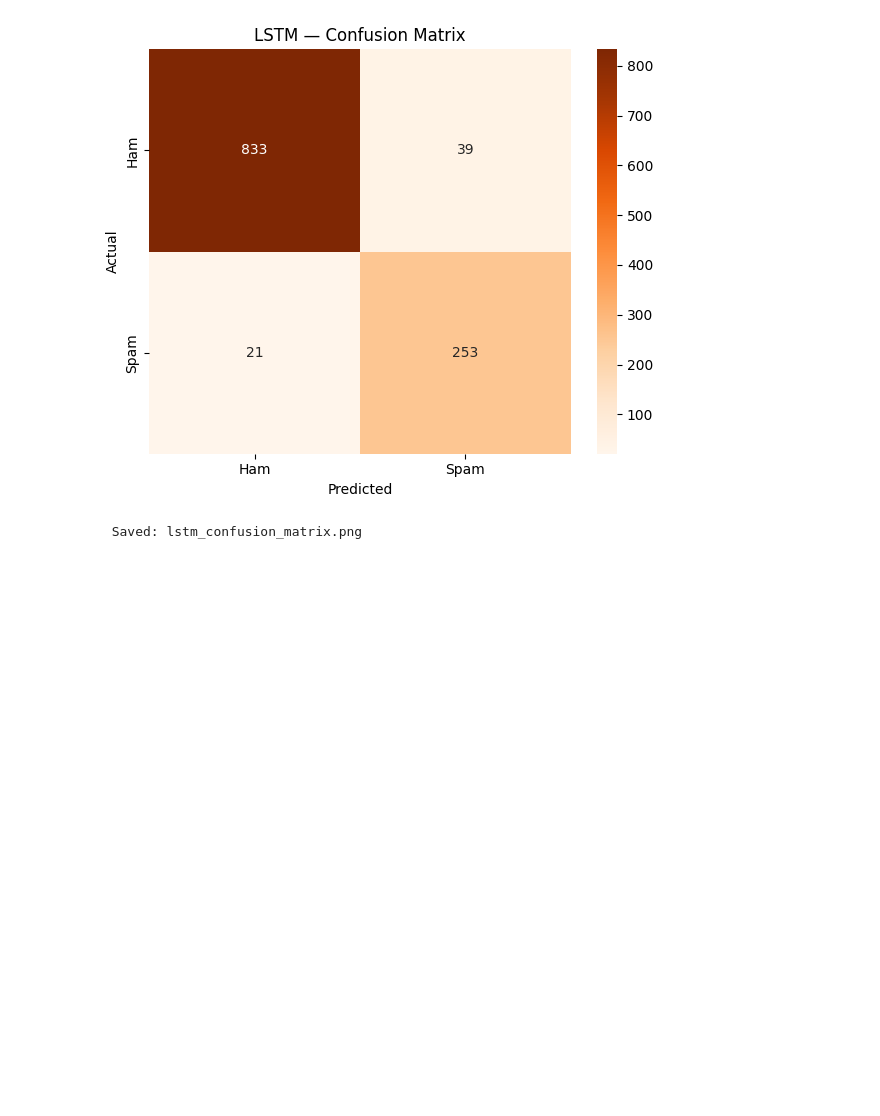
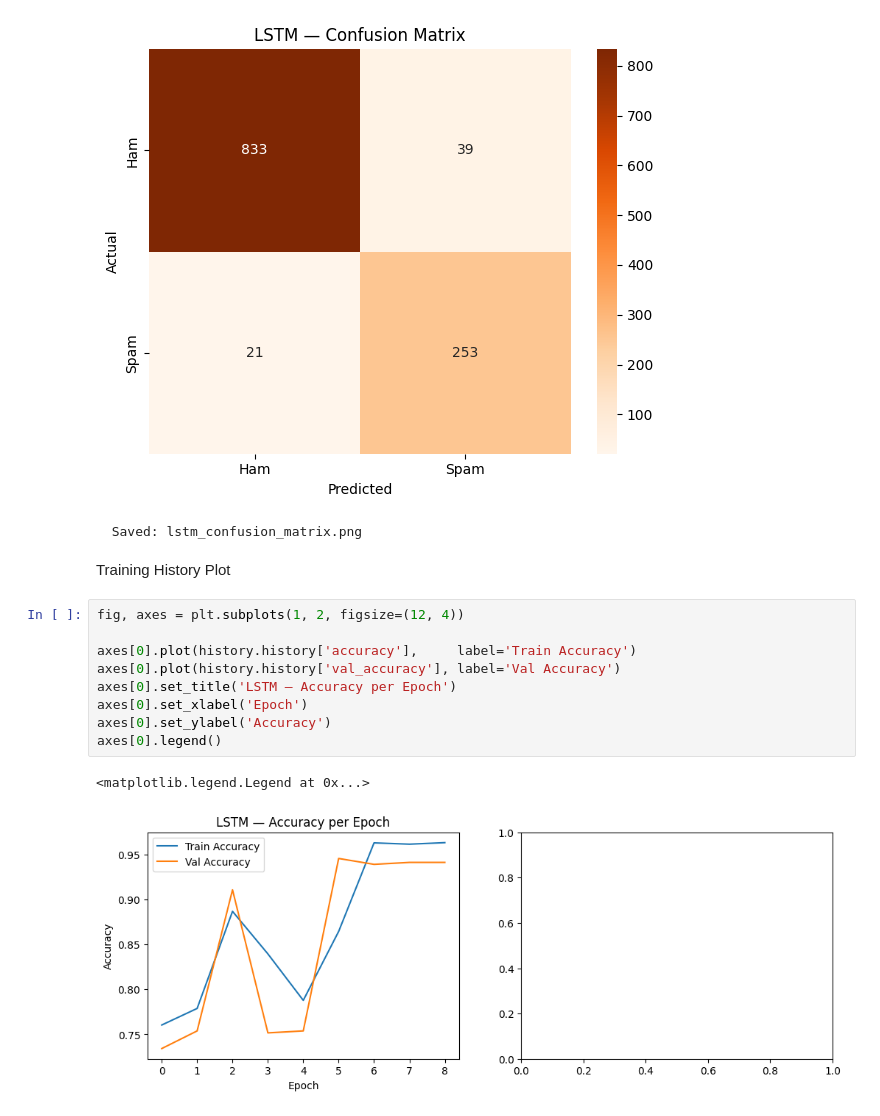
Before and after one commit to vsindrajith7/predictive-project-grp-3, a Jupyter notebook: LSTM.ipynb, the cells around one changed output. Saved outputs shown, nothing was run; the diff lists cells and outputs as text; blank space fills up the shorter version.

```diff
--- a/LSTM.ipynb
+++ b/LSTM.ipynb
@@ -388,3 +388,17 @@ print("  Saved: lstm_confusion_matrix.png")
 # %% [output]
 [figure]
   Saved: lstm_confusion_matrix.png
+# %% [markdown]
+Training History Plot
+# %%
+fig, axes = plt.subplots(1, 2, figsize=(12, 4))
+
+axes[0].plot(history.history['accuracy'],     label='Train Accuracy')
+axes[0].plot(history.history['val_accuracy'], label='Val Accuracy')
+axes[0].set_title('LSTM — Accuracy per Epoch')
+axes[0].set_xlabel('Epoch')
+axes[0].set_ylabel('Accuracy')
+axes[0].legend()
+# %% [output]
+<matplotlib.legend.Legend at 0x...>
+[figure, added]
```
